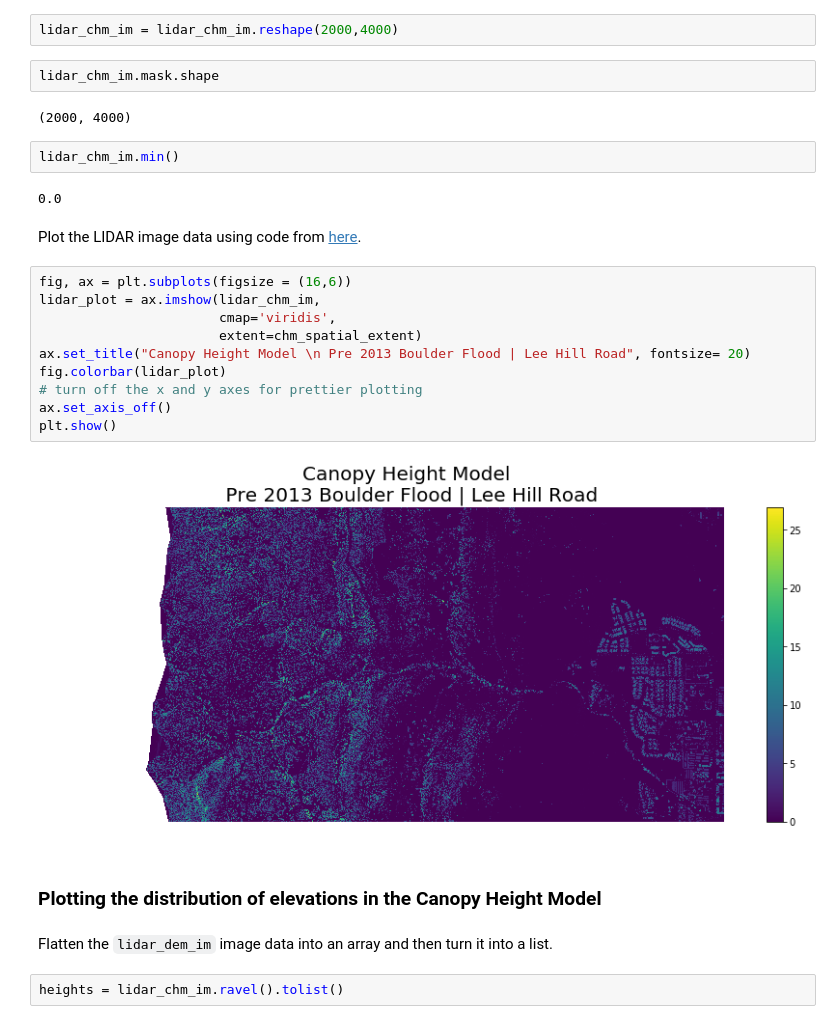
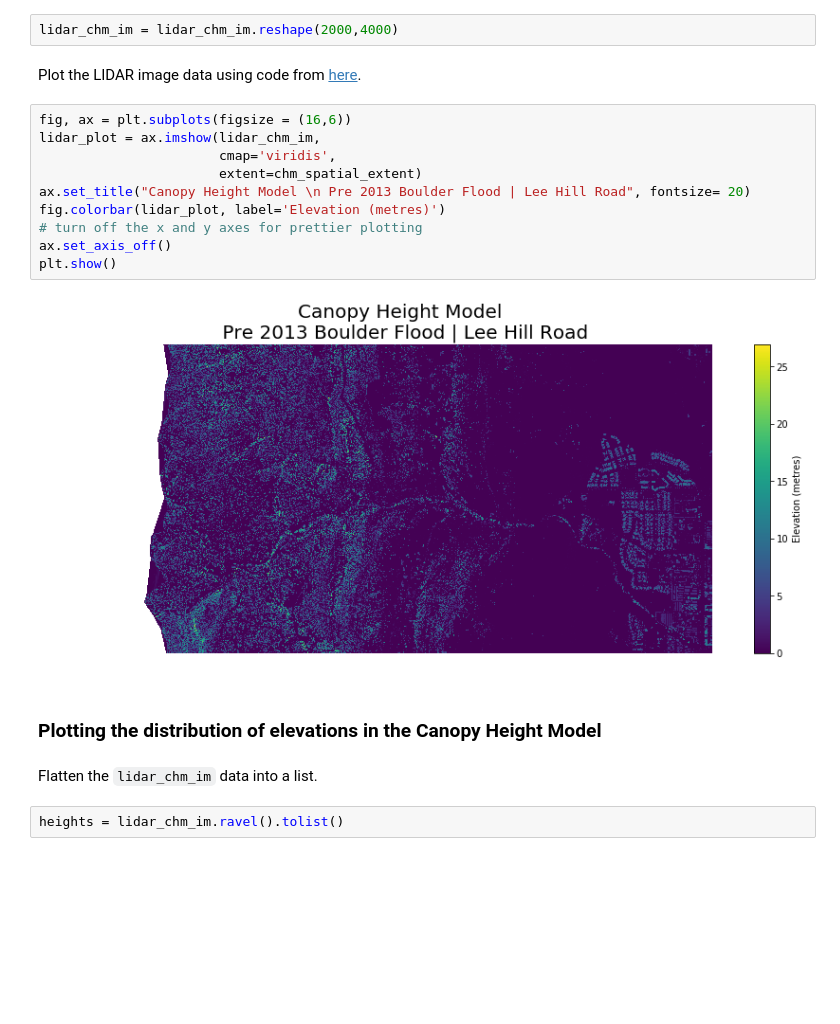
Before and after one commit to dmbentley/earth-analytics, a Jupyter notebook: week-2/2-classifying-canopy-height-model.ipynb, the cells around one changed output. Cells and saved outputs as stored; diff of their text form; blank space fills up the shorter version.

```diff
--- a/week-2/2-classifying-canopy-height-model.ipynb
+++ b/week-2/2-classifying-canopy-height-model.ipynb
@@ -70,33 +72,25 @@ lidar_chm_im.shape
 (1, 2000, 4000)
 # %%
 lidar_chm_im = lidar_chm_im.reshape(2000,4000)
-# %%
-lidar_chm_im.mask.shape
-# %% [output]
-(2000, 4000)
-# %%
-lidar_chm_im.min()
-# %% [output]
-0.0
 # %% [markdown]
 Plot the LIDAR image data using code from <a href='https://www.earthdatascience.org/courses/earth-analytics-python/lidar-raster-data/open-lidar-raster-python/'>here</a>.
 # %%
 fig, ax = plt.subplots(figsize = (16,6))
 lidar_plot = ax.imshow(lidar_chm_im,
                        cmap='viridis',
                        extent=chm_spatial_extent)
 ax.set_title("Canopy Height Model \n Pre 2013 Boulder Flood | Lee Hill Road", fontsize= 20)
-fig.colorbar(lidar_plot)
+fig.colorbar(lidar_plot, label='Elevation (metres)')
 # turn off the x and y axes for prettier plotting
 ax.set_axis_off()
 plt.show()
 # %% [output]
-[figure, old version]
+[figure, new version]
 # %% [markdown]
 ### Plotting the distribution of elevations in the Canopy Height Model
 # %% [markdown]
 
-Flatten the `lidar_dem_im` image data into an array and then turn it into a list.
+Flatten the `lidar_chm_im` data into a list.
 # %%
 heights = lidar_chm_im.ravel().tolist()
 # %% [markdown]
```
Also changed, not shown: parts of 19 cells of this notebook, 1 other file.
